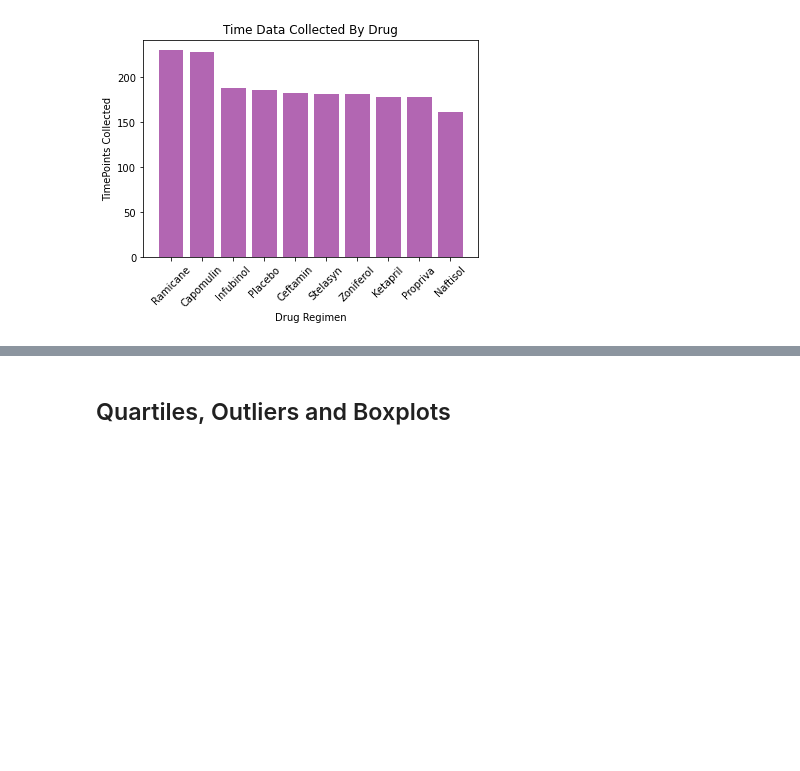
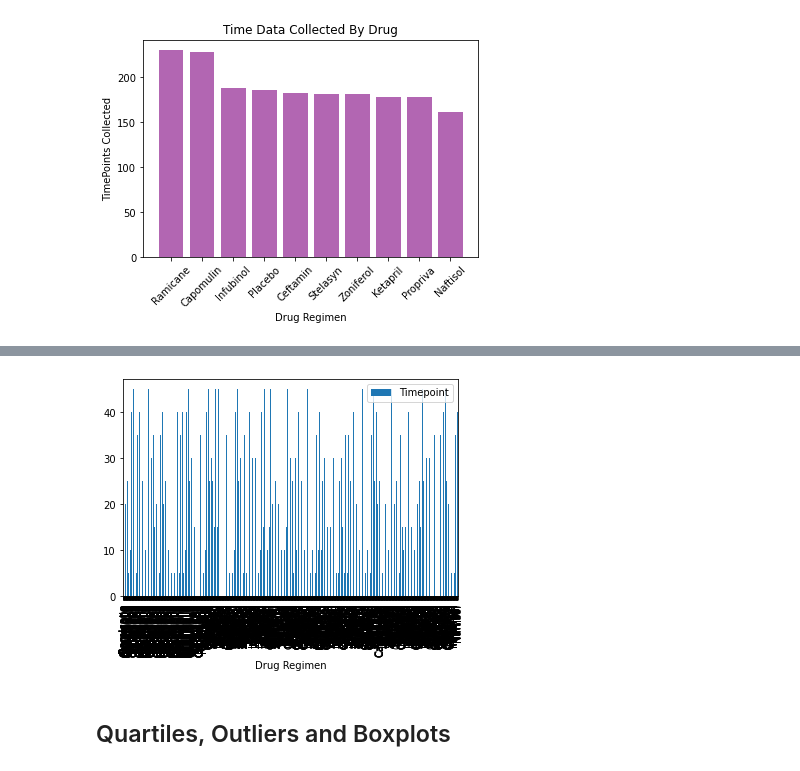
Before and after one commit to taylorsyde/Pymaceuticals-Analysis, a Jupyter notebook: pymaceuticals.ipynb, the cells around one changed output, grey strips where cells are left out. Drawn from its saved outputs; the diff is of its cells as text; code cells hidden in the pictures; blank space fills up the shorter version.

Commit message:
cleaned data

```diff
--- a/pymaceuticals.ipynb
+++ b/pymaceuticals.ipynb
@@ -198,5 +177,11 @@ plt.show
 # %%
 # Generate a bar plot showing the total number of timepoints for all mice tested for each drug regimen using pyplot.
+#df.plot(kind="bar", ['x-axis'],[y-axis])
+#make smaller dataframe
+complete_data.plot(kind='bar',x='Drug Regimen',y='Timepoint')
+plt.show()
+# %% [output]
+[figure, added]
 # %%
 # Generate a pie plot showing the distribution of female versus male mice using Pandas
 # %%
```
Also changed, not shown: parts of 10 cells of this notebook.
